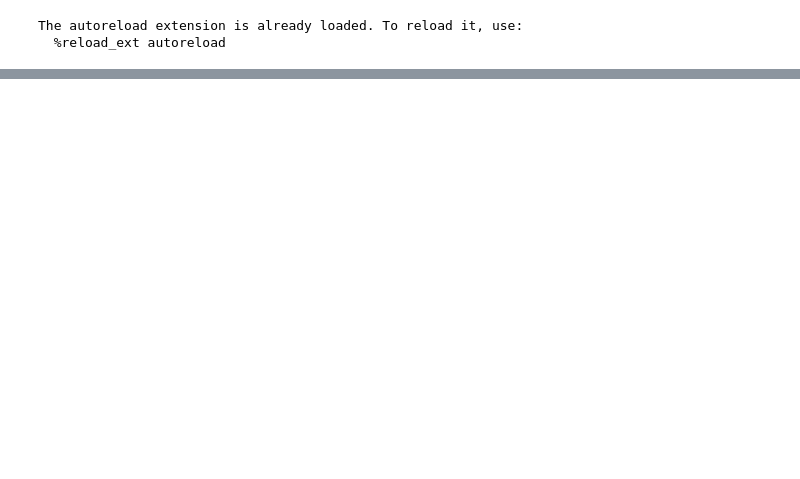
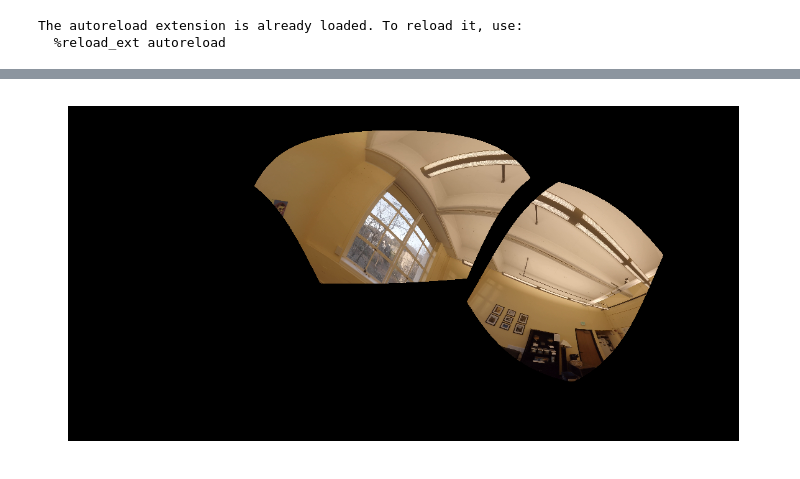
Before and after one commit to ZhongxiaYan/3d_reconstruction, a Jupyter notebook: scripts/stitching_sfm.ipynb, the cells around one changed output, grey strips where cells are left out. Cells and saved outputs as stored; diff of their text form; code cells hidden in the pictures; blank space fills up the shorter version.

Commit message:
more stitching logic to use opensfm

```diff
--- a/scripts/stitching_sfm.ipynb
+++ b/scripts/stitching_sfm.ipynb
@@ -197,0 +198,6 @@ Rts = [
+# %%
+from opensfm import matching
+features = { cam : mult_homo(np.linalg.inv(cameras[cam]), np.array([x.pt for x in kps])) for cam, kps in merged_keypoints.items() }
+colors = { cam : [(0, 0, 0) for _ in kps] for cam, kps in merged_keypoints.items() }
+run_config = { 'min_track_length' : 2, 'processes' : 5 }
+tracks_graph = matching.create_tracks_graph(features, colors, merged_correspondences, run_config)
@@ -197,0 +358,2 @@ Rts = [
+# %%
+rs = data.load_reconstruction()
@@ -197,0 +388,28 @@ Rts = [
+# %%
+scale = 3
+p_w, p_h = 360 * scale, 180 * scale
+px_to_rad = lambda x: x / scale * np.pi / 180
+p = np.zeros((p_h, p_w, 3), dtype=np.uint8)
+shift_x, shift_y = Video_wh / 2
+in_range = lambda x, min_x, max_x: min_x <= x < max_x
+is_inbound = lambda x, y: (0 <= x < Video_width) and (0 <= y < Video_height)
+for i in range(p_w):
+    theta = px_to_rad(i - p_w // 2)
+    for j in range(p_h):
+        phi = px_to_rad(j - p_h // 2)
+        vec = np.array([np.sin(theta) * np.cos(phi), np.sin(phi), np.cos(theta) * np.cos(phi)])
+
+        for c, f, (R, t) in zip(Cam_ids, fs, Rts_test):
+            if R is None or t is None:
+                continue
+            x_t, y_t, z_t = np.dot(R, vec)
+            cam_mtx = cameras[c]
+            if z_t > 0:
+                x_f = int(round(x_t / z_t * cam_mtx[0, 0] + cam_mtx[0, 2]))
+                y_f = int(round(y_t / z_t * cam_mtx[1, 1] + cam_mtx[1, 2]))
+                if is_inbound(x_f, y_f):
+                    p[j, i] = f[y_f, x_f]
+                    continue
+show_img(p)
+# %% [output]
+[figure, added]
```
Also changed, not shown: parts of 30 cells of this notebook, 1 other file.
